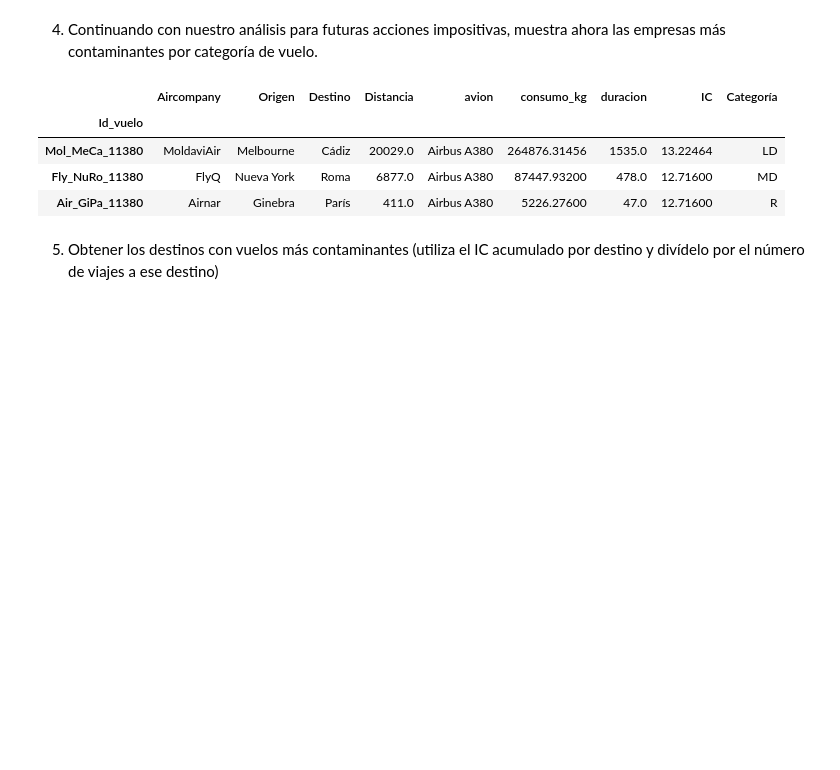
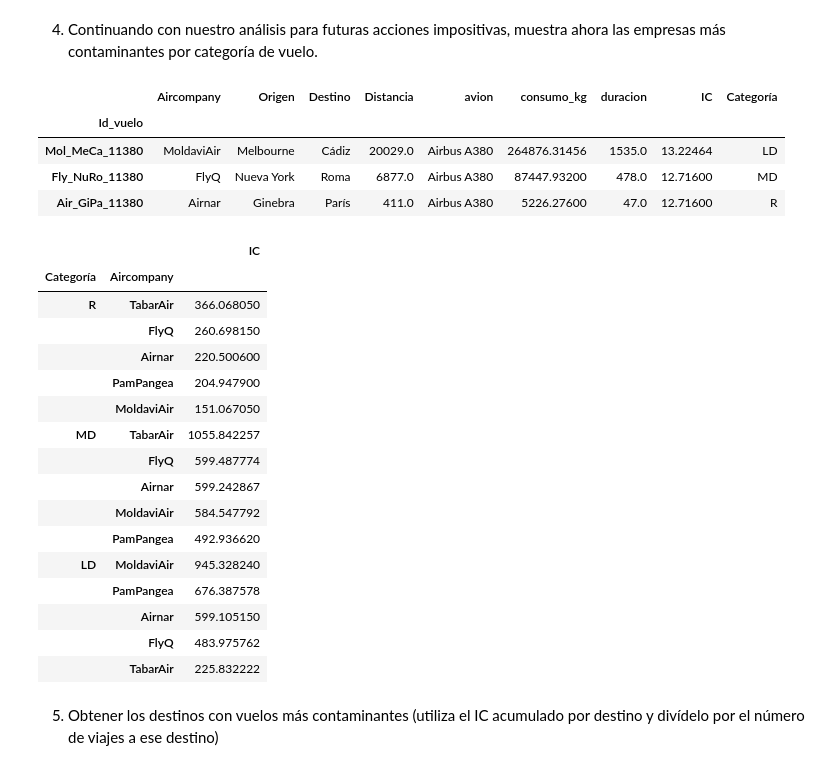
Before and after one commit to laurasalaslozano/repo-lsalas-ejercicios-ds, a Jupyter notebook: Sprint_04/Unidad_02_Pandas_II/03_Practica_Obligatoria/18_Practica_Obligatoria_Pandas_2.ipynb, the cells around one changed output. Drawn from its saved outputs; the diff is of its cells as text; code cells hidden in the pictures; blank space fills up the shorter version.

```diff
--- a/Sprint_04/Unidad_02_Pandas_II/03_Practica_Obligatoria/18_Practica_Obligatoria_Pandas_2.ipynb
+++ b/Sprint_04/Unidad_02_Pandas_II/03_Practica_Obligatoria/18_Practica_Obligatoria_Pandas_2.ipynb
@@ -531,6 +541,27 @@ df_copy.sort_values("IC", ascending=False).drop_duplicates(subset="Categoría").
 | Mol_MeCa_11380 | MoldaviAir | Melbourne | Cádiz | 20029.0 | Airbus A380 | 264876.31456 | 1535.0 | 13.22464 | LD |
 | Fly_NuRo_11380 | FlyQ | Nueva York | Roma | 6877.0 | Airbus A380 | 87447.93200 | 478.0 | 12.71600 | MD |
 | Air_GiPa_11380 | Airnar | Ginebra | París | 411.0 | Airbus A380 | 5226.27600 | 47.0 | 12.71600 | R |
+# %%
+# Corrección Rodrigo
+df_copy.groupby(["Categoría", "Aircompany"])[["IC"]].sum().sort_values(ascending = False, by = ["Categoría", "IC"])
+# %% [output]
+|  |  | IC |
+| Categoría | Aircompany |  |
+| R | TabarAir | 366.068050 |
+|  | FlyQ | 260.698150 |
+|  | Airnar | 220.500600 |
+|  | PamPangea | 204.947900 |
+|  | MoldaviAir | 151.067050 |
+| MD | TabarAir | 1055.842257 |
+|  | FlyQ | 599.487774 |
+|  | Airnar | 599.242867 |
+|  | MoldaviAir | 584.547792 |
+|  | PamPangea | 492.936620 |
+| LD | MoldaviAir | 945.328240 |
+|  | PamPangea | 676.387578 |
+|  | Airnar | 599.105150 |
+|  | FlyQ | 483.975762 |
+|  | TabarAir | 225.832222 |
 # %% [markdown]
 5. Obtener los destinos con vuelos más contaminantes (utiliza el IC acumulado por destino y divídelo por el número de viajes a ese destino)
 # %% [markdown]
```
Also changed, not shown: parts of 3 cells of this notebook, 7 other files.
